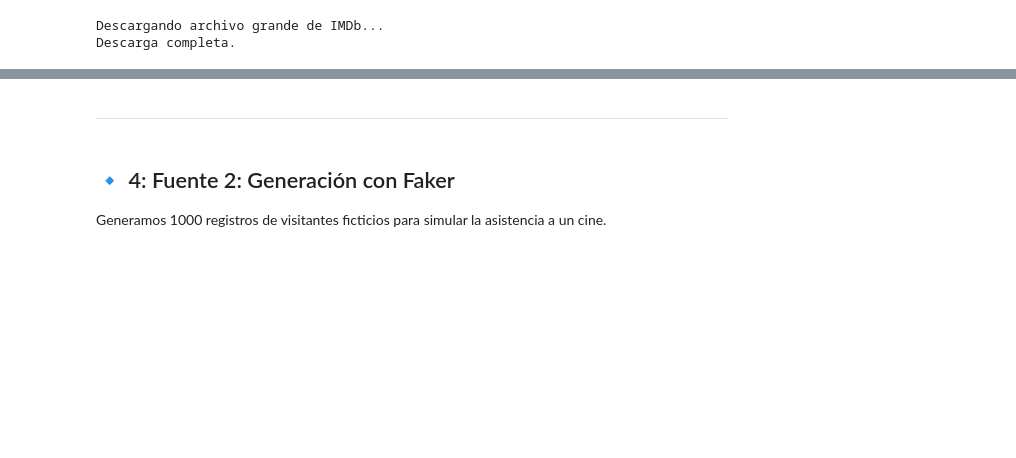
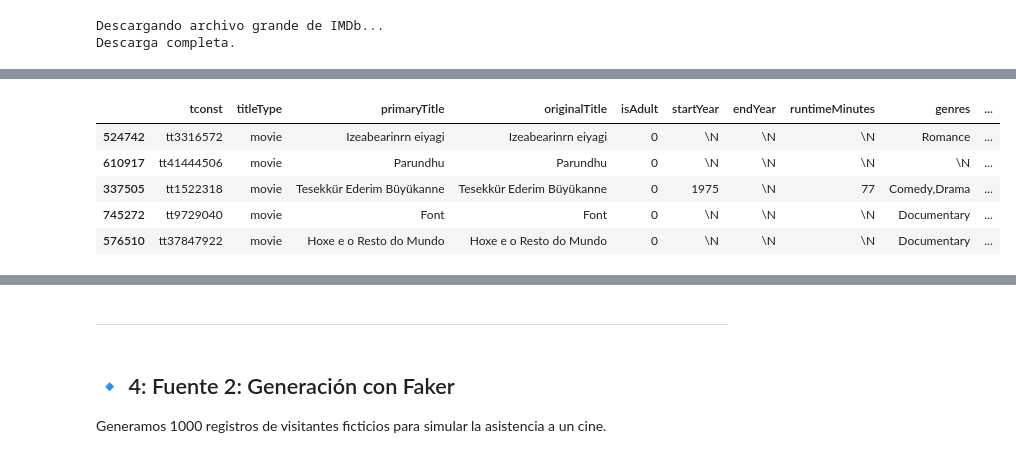
Before and after one commit to jorgeav527/py-fundamentals-ds, a Jupyter notebook: lab09.ipynb, the cells around one changed output, grey strips where cells are left out. Cells and saved outputs as stored; diff of their text form; code cells hidden in the pictures; blank space fills up the shorter version.

```diff
--- a/lab09.ipynb
+++ b/lab09.ipynb
@@ -180,2 +213,13 @@ df_movies.sample(5)
+# %%
+# Merge con ratings por tconst
+df_movies = df_movies.merge(df_ratings, on="tconst", how="left")
+df_movies.sample(5)
+# %% [output]
+|  | tconst | titleType | primaryTitle | originalTitle | isAdult | startYear | endYear | runtimeMinutes | genres | ... |
+| 524742 | tt3316572 | movie | Izeabearinrn eiyagi | Izeabearinrn eiyagi | 0 | \N | \N | \N | Romance | ... |
+| 610917 | tt41444506 | movie | Parundhu | Parundhu | 0 | \N | \N | \N | \N | ... |
+| 337505 | tt1522318 | movie | Tesekkür Ederim Büyükanne | Tesekkür Ederim Büyükanne | 0 | 1975 | \N | 77 | Comedy,Drama | ... |
+| 745272 | tt9729040 | movie | Font | Font | 0 | \N | \N | \N | Documentary | ... |
+| 576510 | tt37847922 | movie | Hoxe e o Resto do Mundo | Hoxe e o Resto do Mundo | 0 | \N | \N | \N | Documentary | ... |
 # %%
 # Seleccionar columnas importantes
```
Also changed, not shown: parts of 19 cells of this notebook, 21 other files.
